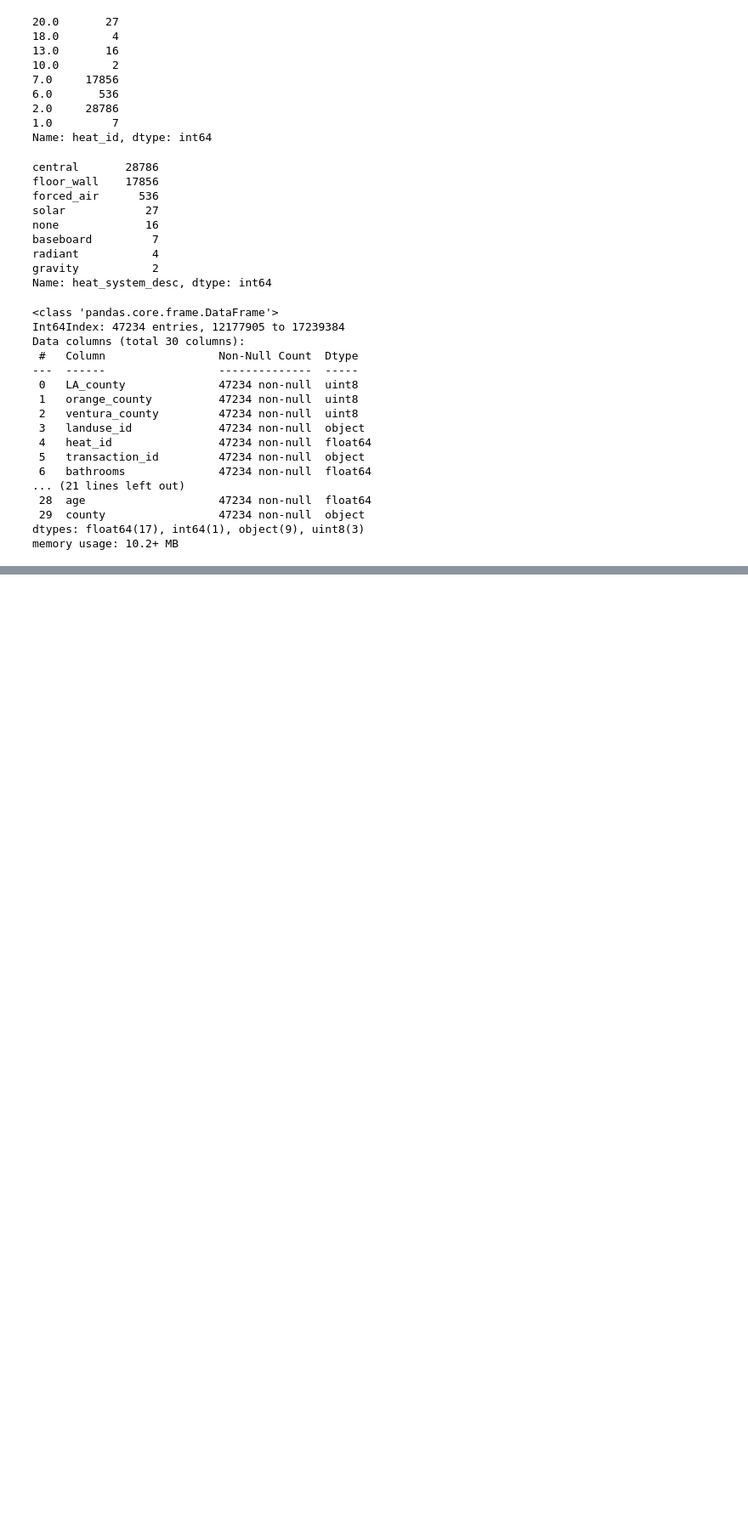
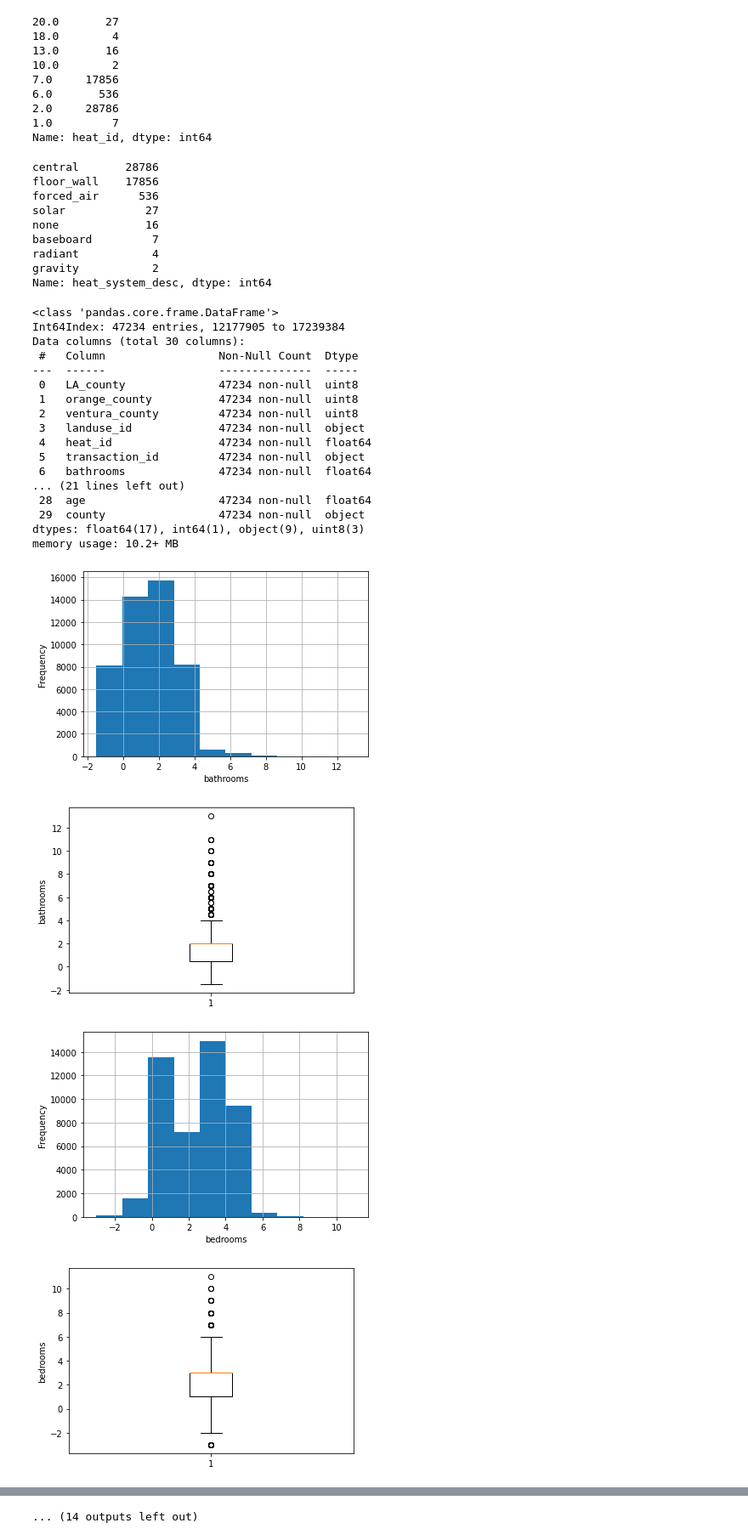
Before and after one commit to HopperTeam6/Zillow_Clustering_Project, a Jupyter notebook: bondy_property_workbook.ipynb, the cells around one changed output, grey strips where cells are left out. Shown at 85% size. Cells and saved outputs as stored; diff of their text form; code cells hidden in the pictures; blank space fills up the shorter version.

```diff
--- a/bondy_property_workbook.ipynb
+++ b/bondy_property_workbook.ipynb
@@ -1052,3 +1058,18 @@ Data columns (total 30 columns):
  29  county                 47234 non-null  object
 dtypes: float64(17), int64(1), object(9), uint8(3)
 memory usage: 10.2+ MB
+# %%
+#loop through this list to view distributions of numeric columns
+for cat in quant_vars:
+    df[cat].hist()
+    plt.xlabel(cat)
+    plt.ylabel('Frequency')
+    plt.show();
+    plt.boxplot(df[cat])
+    plt.ylabel(cat)
+    plt.show();
+# %% [output]
+[figure, added]
+[figure, added]
+[figure, added]
+[figure, added]
@@ -1054,0 +1084 @@ memory usage: 10.2+ MB
+... (14 outputs left out)
```
Also changed, not shown: parts of 18 cells of this notebook.
